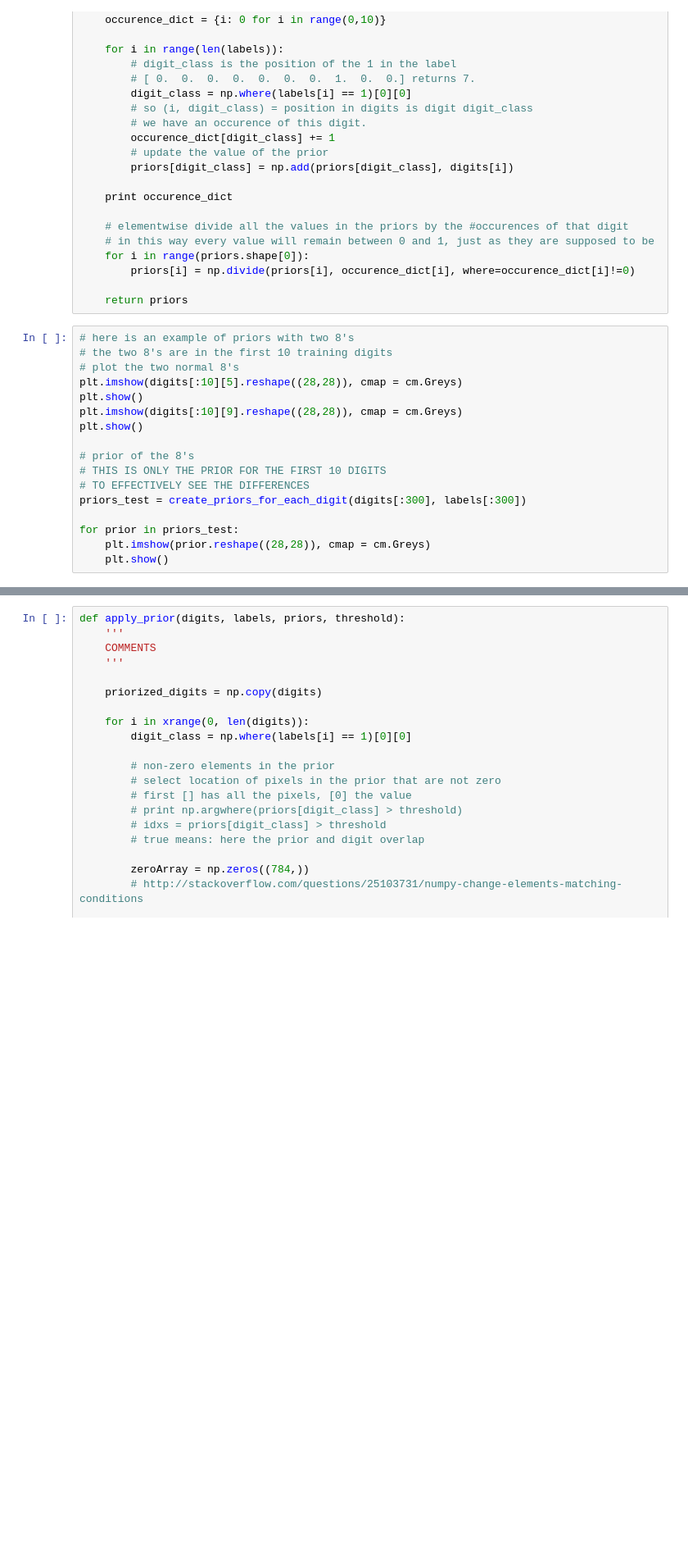
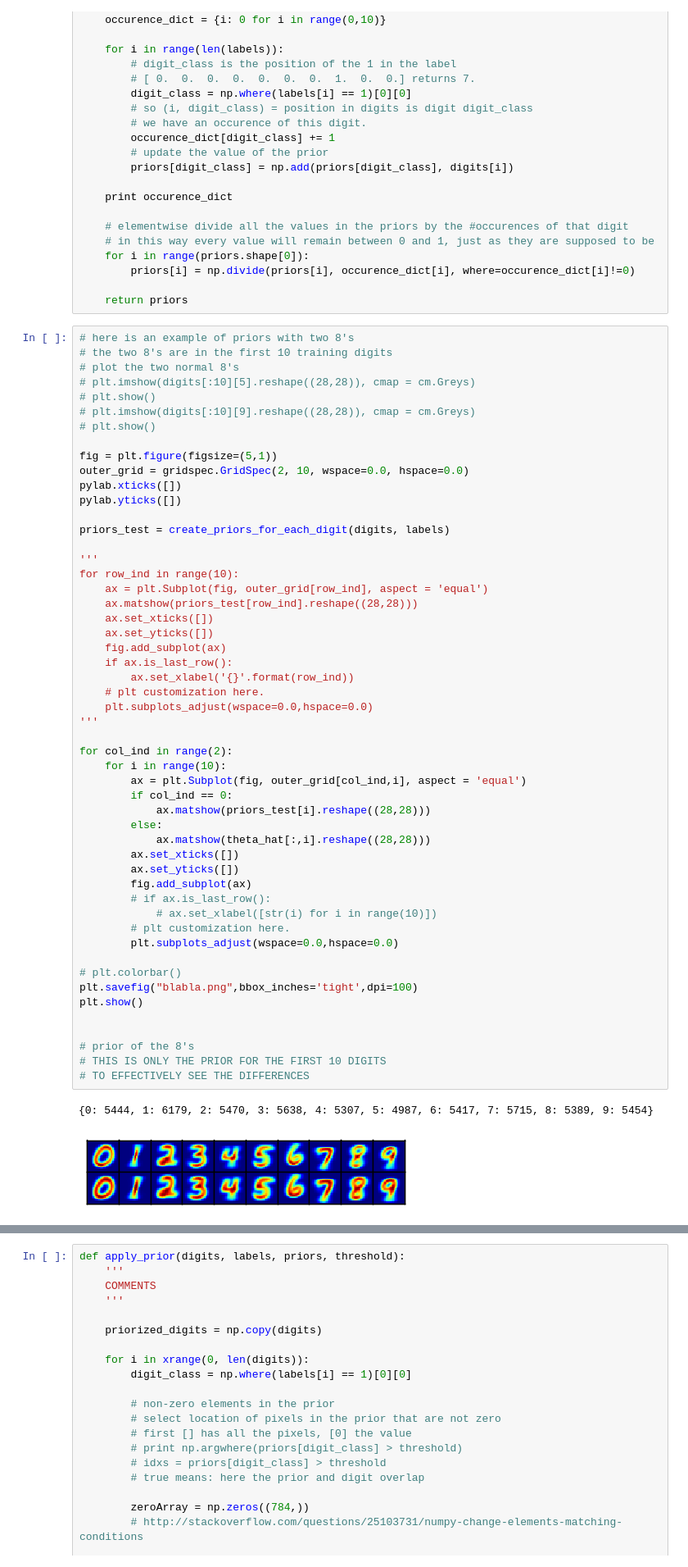
Before and after one commit to VincentRoest/capstone, a Jupyter notebook: Image_manipulation.ipynb, the cells around one changed output, grey strips where cells are left out. Shown at 82% size. Drawn from its saved outputs; the diff is of its cells as text; blank space fills up the shorter version.

```diff
--- a/Image_manipulation.ipynb
+++ b/Image_manipulation.ipynb
@@ -583,17 +681,55 @@ def create_priors_for_each_digit(digits, labels):
 # %%
 # here is an example of priors with two 8's
 # the two 8's are in the first 10 training digits
 # plot the two normal 8's
-plt.imshow(digits[:10][5].reshape((28,28)), cmap = cm.Greys)
+# plt.imshow(digits[:10][5].reshape((28,28)), cmap = cm.Greys)
+# plt.show()
+# plt.imshow(digits[:10][9].reshape((28,28)), cmap = cm.Greys)
+# plt.show()
+
+fig = plt.figure(figsize=(5,1))
+outer_grid = gridspec.GridSpec(2, 10, wspace=0.0, hspace=0.0)
+pylab.xticks([])
+pylab.yticks([])
+
+priors_test = create_priors_for_each_digit(digits, labels)
+
+'''
+for row_ind in range(10):
+    ax = plt.Subplot(fig, outer_grid[row_ind], aspect = 'equal')
+    ax.matshow(priors_test[row_ind].reshape((28,28)))
+    ax.set_xticks([])
+    ax.set_yticks([])
+    fig.add_subplot(ax)
+    if ax.is_last_row():
+        ax.set_xlabel('{}'.format(row_ind))
+    # plt customization here.
+    plt.subplots_adjust(wspace=0.0,hspace=0.0)
+'''
+
+for col_ind in range(2):
+    for i in range(10):
+        ax = plt.Subplot(fig, outer_grid[col_ind,i], aspect = 'equal')
+        if col_ind == 0:
+            ax.matshow(priors_test[i].reshape((28,28)))
+        else:
+            ax.matshow(theta_hat[:,i].reshape((28,28)))
+        ax.set_xticks([])
+        ax.set_yticks([])
+        fig.add_subplot(ax)
+        # if ax.is_last_row():
+            # ax.set_xlabel([str(i) for i in range(10)])
+        # plt customization here.
+        plt.subplots_adjust(wspace=0.0,hspace=0.0)
+
+# plt.colorbar()
+plt.savefig("blabla.png",bbox_inches='tight',dpi=100)
 plt.show()
-plt.imshow(digits[:10][9].reshape((28,28)), cmap = cm.Greys)
-plt.show()
+
 
 # prior of the 8's
 # THIS IS ONLY THE PRIOR FOR THE FIRST 10 DIGITS
 # TO EFFECTIVELY SEE THE DIFFERENCES
-priors_test = create_priors_for_each_digit(digits[:300], labels[:300])
-
-for prior in priors_test:
-    plt.imshow(prior.reshape((28,28)), cmap = cm.Greys)
-    plt.show()
+# %% [output]
+{0: 5444, 1: 6179, 2: 5470, 3: 5638, 4: 5307, 5: 4987, 6: 5417, 7: 5715, 8: 5389, 9: 5454}
+[figure, added]
```
Also changed, not shown: parts of 37 cells of this notebook, 1 other file.
